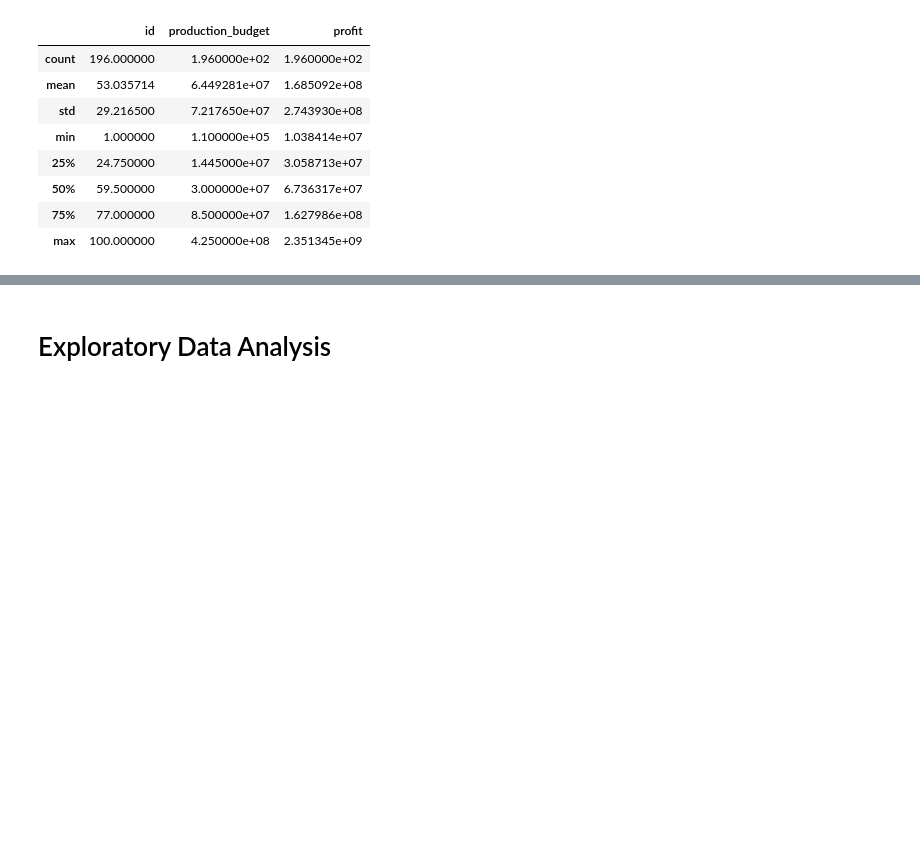
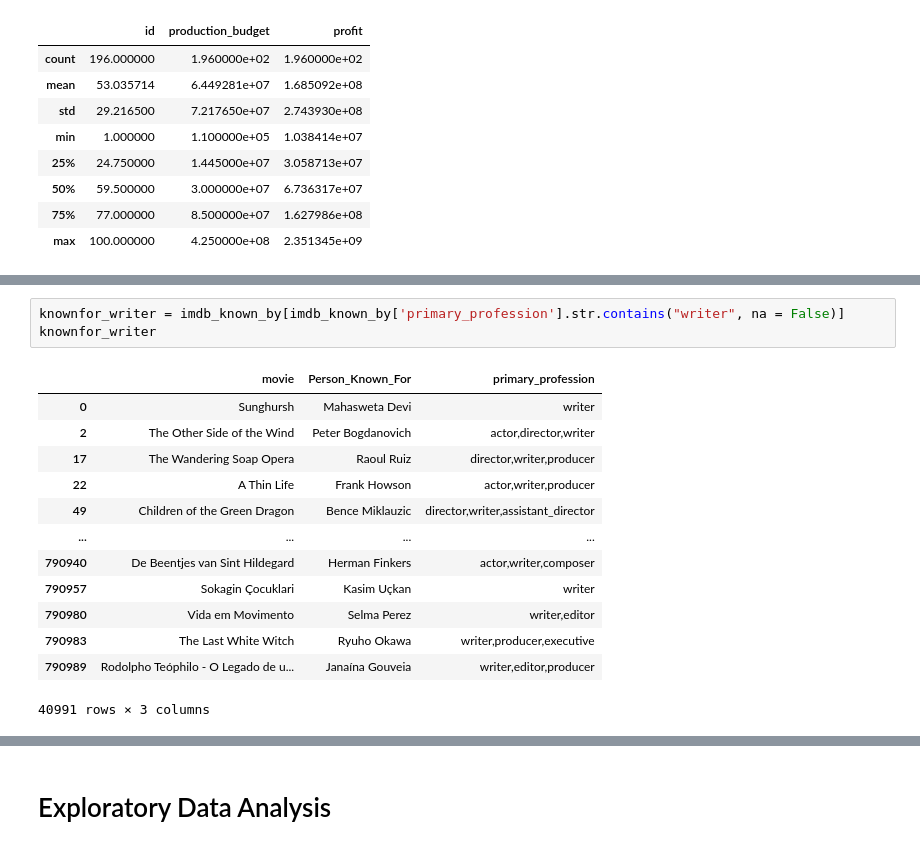
Before and after one commit to nicolemichaud03/Microsoft_Movie_data_project, a Jupyter notebook: Notebook.ipynb, the cells around one changed output, grey strips where cells are left out. Cells and saved outputs as stored; diff of their text form; blank space fills up the shorter version.

```diff
--- a/Notebook.ipynb
+++ b/Notebook.ipynb
@@ -467,3 +463,20 @@ imdb_known_by[imdb_known_by['primary_profession'].str.contains("actor", "actress
 | 790987 | The Secret of China | Wang Peng Kai | actor |
 | 790997 | 6 Gunn | Pranav Raorane | actor |
 35023 rows × 3 columns
+# %%
+knownfor_writer = imdb_known_by[imdb_known_by['primary_profession'].str.contains("writer", na = False)]
+knownfor_writer
+# %% [output]
+|  | movie | Person_Known_For | primary_profession |
+| 0 | Sunghursh | Mahasweta Devi | writer |
+| 2 | The Other Side of the Wind | Peter Bogdanovich | actor,director,writer |
+| 17 | The Wandering Soap Opera | Raoul Ruiz | director,writer,producer |
+| 22 | A Thin Life | Frank Howson | actor,writer,producer |
+| 49 | Children of the Green Dragon | Bence Miklauzic | director,writer,assistant_director |
+| ... | ... | ... | ... |
+| 790940 | De Beentjes van Sint Hildegard | Herman Finkers | actor,writer,composer |
+| 790957 | Sokagin Çocuklari | Kasim Uçkan | writer |
+| 790980 | Vida em Movimento | Selma Perez | writer,editor |
+| 790983 | The Last White Witch | Ryuho Okawa | writer,producer,executive |
+| 790989 | Rodolpho Teóphilo - O Legado de u... | Janaína Gouveia | writer,editor,producer |
+40991 rows × 3 columns
```
Also changed, not shown: parts of 8 cells of this notebook.
